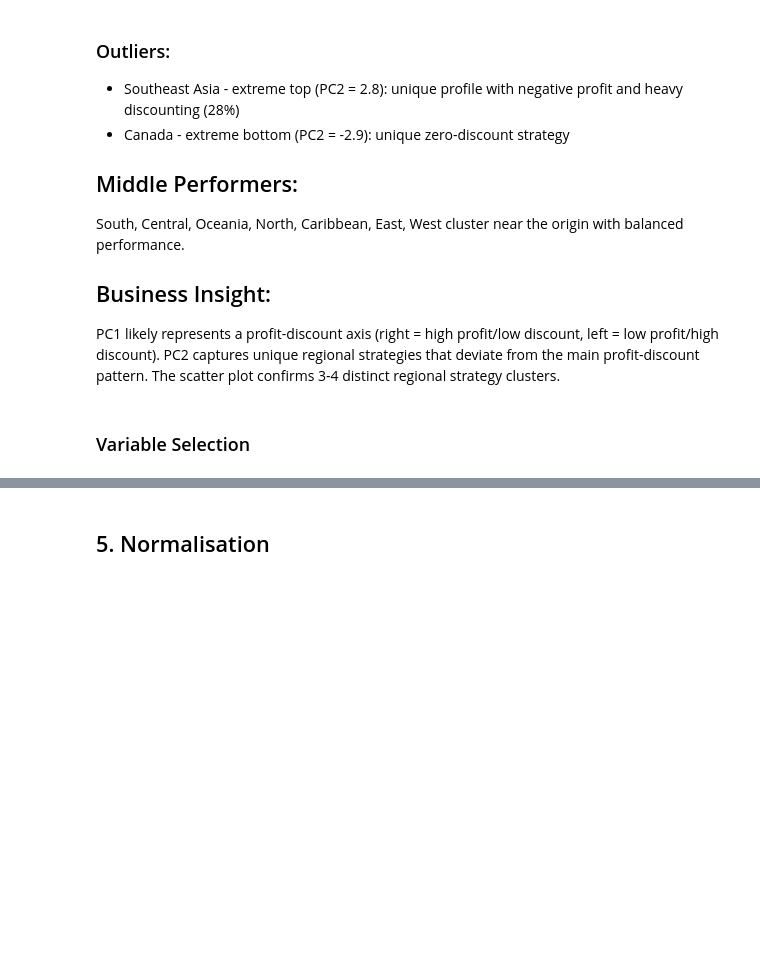
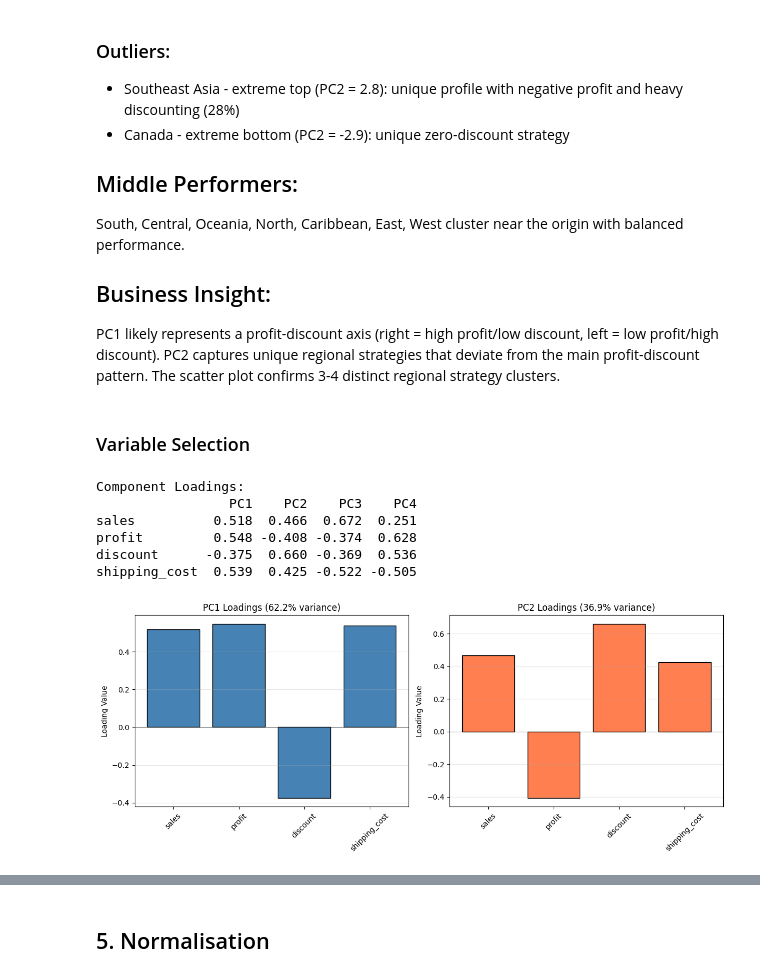
Before and after one commit to HaroldasT2/Data_Analysis_and_Visualisation_CA1, a Jupyter notebook: Indicator_analysis.ipynb, the cells around one changed output, grey strips where cells are left out. Saved outputs shown, nothing was run; the diff lists cells and outputs as text; code cells hidden in the pictures; blank space fills up the shorter version.

```diff
--- a/Indicator_analysis.ipynb
+++ b/Indicator_analysis.ipynb
@@ -1165,3 +1165,44 @@ South, Central, Oceania, North, Caribbean, East, West cluster near the origin wi
 PC1 likely represents a profit-discount axis (right = high profit/low discount, left = low profit/high discount). PC2 captures unique regional strategies that deviate from the main profit-discount pattern. The scatter plot confirms 3-4 distinct regional strategy clusters.
 # %% [markdown]
 ### Variable Selection
+# %%
+# Variable Selection based on PCA Analysis
+# Step 1: Examine PCA component loadings (which indicators contribute to each PC)
+loadings = pd.DataFrame(
+    pca.components_.T,
+    columns=['PC1', 'PC2', 'PC3', 'PC4'],
+    index=['sales', 'profit', 'discount', 'shipping_cost']
+)
+
+print("\nComponent Loadings:")
+print(loadings.round(3))
+
+# Step 2: Visualize loadings for PC1 and PC2
+fig, axes = plt.subplots(1, 2, figsize=(12, 5))
+
+# PC1 loadings
+axes[0].bar(loadings.index, loadings['PC1'], color='steelblue', edgecolor='black')
+axes[0].set_title('PC1 Loadings (62.2% variance)')
+axes[0].set_ylabel('Loading Value')
+axes[0].axhline(y=0, color='k', linewidth=0.5)
+axes[0].grid(axis='y', alpha=0.3)
+axes[0].tick_params(axis='x', rotation=45)
+
+# PC2 loadings
+axes[1].bar(loadings.index, loadings['PC2'], color='coral', edgecolor='black')
+axes[1].set_title('PC2 Loadings (36.9% variance)')
+axes[1].set_ylabel('Loading Value')
+axes[1].axhline(y=0, color='k', linewidth=0.5)
+axes[1].grid(axis='y', alpha=0.3)
+axes[1].tick_params(axis='x', rotation=45)
+
+plt.tight_layout()
+plt.show()
+# %% [output]
+Component Loadings:
+                 PC1    PC2    PC3    PC4
+sales          0.518  0.466  0.672  0.251
+profit         0.548 -0.408 -0.374  0.628
+discount      -0.375  0.660 -0.369  0.536
+shipping_cost  0.539  0.425 -0.522 -0.505
+[figure, added]
```
Also changed, not shown: parts of 10 cells of this notebook.
